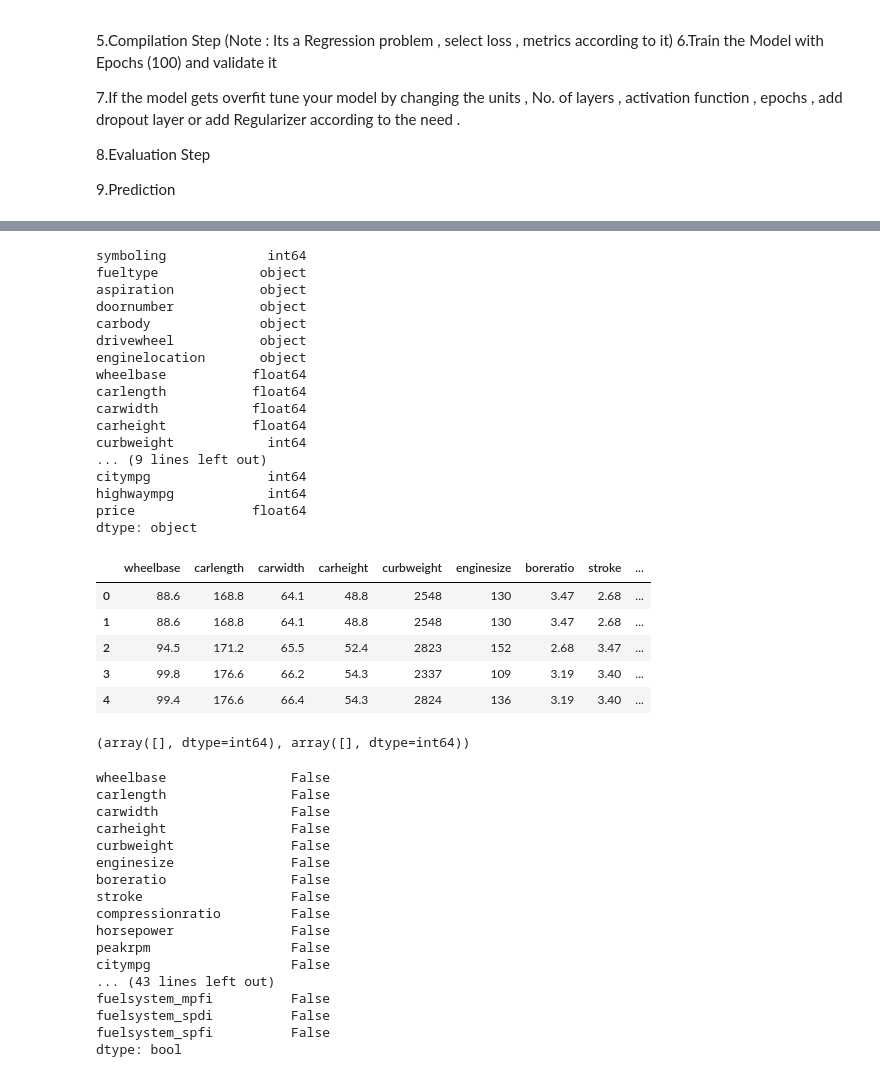
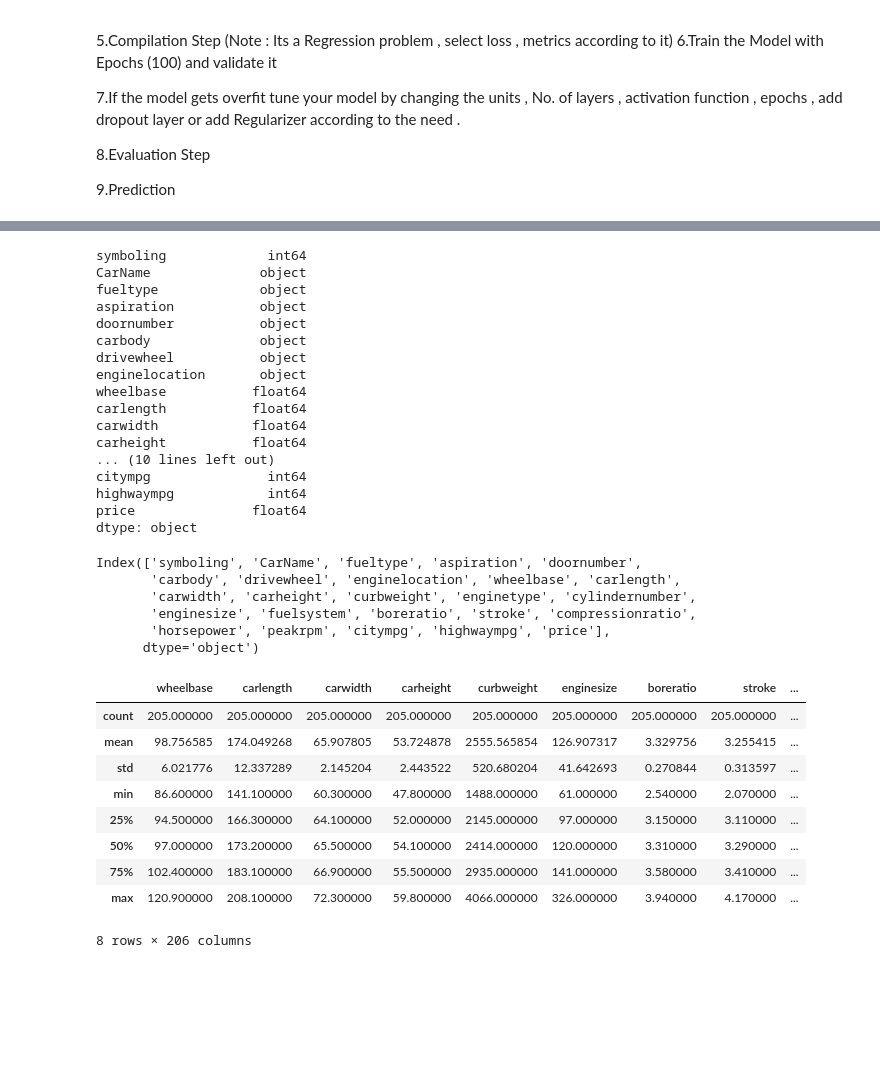
Before and after one commit to numan-ahmad/ML-DL-project, a Jupyter notebook: Car_Price_Prediction_assignment (1).ipynb, the cells around one changed output, grey strips where cells are left out. Cells and saved outputs as stored; diff of their text form; code cells hidden in the pictures; blank space fills up the shorter version.

Commit message:
something change in car price assignment

```diff
--- a/Car_Price_Prediction_assignment (1).ipynb
+++ b/Car_Price_Prediction_assignment (1).ipynb
@@ -54 +43,3 @@ import tensorflow as tf
+# %%
+car_data=pd.read_csv("CarPrice_Assignment.csv")
 # %%
@@ -70,2 +59,2 @@ car_data
 # %%
-car_data.drop(columns = ['car_ID','CarName'], inplace= True)
+car_data.drop(columns='car_ID', inplace= True)
@@ -89,10 +100,13 @@ array(['alfa-romero giulia', 'alfa-romero stelvio',
        'vw rabbit', 'volkswagen rabbit', 'volkswagen rabbit custom',
        'volvo 145e (sw)', 'volvo 144ea', 'volvo 244dl', 'volvo 245',
        'volvo 264gl', 'volvo diesel', 'volvo 246'], dtype=object)
+# %%
+car_data.iloc[3,2] = 'audi 100ls'
 # %%
 car_data.dtypes
 # %% [output]
 symboling             int64
+CarName              object
 fueltype             object
 aspiration           object
 doornumber           object
@@ -103,8 +117,7 @@ wheelbase           float64
 carlength           float64
 carwidth            float64
 carheight           float64
-curbweight            int64
-... (9 lines left out)
+... (10 lines left out)
 citympg               int64
 highwaympg            int64
 price               float64
@@ -114,11 +125,24 @@ dtype: object
+# %%
+car_data.columns
+# %% [output]
+Index(['symboling', 'CarName', 'fueltype', 'aspiration', 'doornumber',
+       'carbody', 'drivewheel', 'enginelocation', 'wheelbase', 'carlength',
+       'carwidth', 'carheight', 'curbweight', 'enginetype', 'cylindernumber',
+       'enginesize', 'fuelsystem', 'boreratio', 'stroke', 'compressionratio',
+       'horsepower', 'peakrpm', 'citympg', 'highwaympg', 'price'],
+      dtype='object')
 # %%
-final_car = pd.get_dummies(car_data, columns=['symboling','fueltype',	'aspiration',	'doornumber',	'carbody',	'drivewheel',	'enginelocation',	'enginetype',	'cylindernumber',	'fuelsystem'])
+final_car = pd.get_dummies(car_data,columns=['CarName','symboling','fueltype','aspiration','doornumber','carbody','drivewheel','enginelocation','enginetype','cylindernumber','fuelsystem'])
 # %%
-final_car.head()
+final_car.describe()
 # %% [output]
 |  | wheelbase | carlength | carwidth | carheight | curbweight | enginesize | boreratio | stroke | ... |
-| 0 | 88.6 | 168.8 | 64.1 | 48.8 | 2548 | 130 | 3.47 | 2.68 | ... |
-| 1 | 88.6 | 168.8 | 64.1 | 48.8 | 2548 | 130 | 3.47 | 2.68 | ... |
-| 2 | 94.5 | 171.2 | 65.5 | 52.4 | 2823 | 152 | 2.68 | 3.47 | ... |
-| 3 | 99.8 | 176.6 | 66.2 | 54.3 | 2337 | 109 | 3.19 | 3.40 | ... |
-| 4 | 99.4 | 176.6 | 66.4 | 54.3 | 2824 | 136 | 3.19 | 3.40 | ... |
+| count | 205.000000 | 205.000000 | 205.000000 | 205.000000 | 205.000000 | 205.000000 | 205.000000 | 205.000000 | ... |
+| mean | 98.756585 | 174.049268 | 65.907805 | 53.724878 | 2555.565854 | 126.907317 | 3.329756 | 3.255415 | ... |
+| std | 6.021776 | 12.337289 | 2.145204 | 2.443522 | 520.680204 | 41.642693 | 0.270844 | 0.313597 | ... |
+| min | 86.600000 | 141.100000 | 60.300000 | 47.800000 | 1488.000000 | 61.000000 | 2.540000 | 2.070000 | ... |
+| 25% | 94.500000 | 166.300000 | 64.100000 | 52.000000 | 2145.000000 | 97.000000 | 3.150000 | 3.110000 | ... |
+| 50% | 97.000000 | 173.200000 | 65.500000 | 54.100000 | 2414.000000 | 120.000000 | 3.310000 | 3.290000 | ... |
+| 75% | 102.400000 | 183.100000 | 66.900000 | 55.500000 | 2935.000000 | 141.000000 | 3.580000 | 3.410000 | ... |
+| max | 120.900000 | 208.100000 | 72.300000 | 59.800000 | 4066.000000 | 326.000000 | 3.940000 | 4.170000 | ... |
+8 rows × 206 columns
@@ -128,25 +149 @@ final_car.head()
-# %%
-np.where(final_car.applymap(lambda x: x ==''))
-# %% [output]
-(array([], dtype=int64), array([], dtype=int64))
-# %%
-final_car.isnull().any()
-# %% [output]
-wheelbase                False
-carlength                False
-carwidth                 False
-carheight                False
-curbweight               False
-enginesize               False
-boreratio                False
-stroke                   False
-compressionratio         False
-horsepower               False
-peakrpm                  False
-citympg                  False
-... (43 lines left out)
-fuelsystem_mpfi          False
-fuelsystem_spdi          False
-fuelsystem_spfi          False
-dtype: bool
 # %%
```
Also changed, not shown: parts of 72 cells of this notebook.
